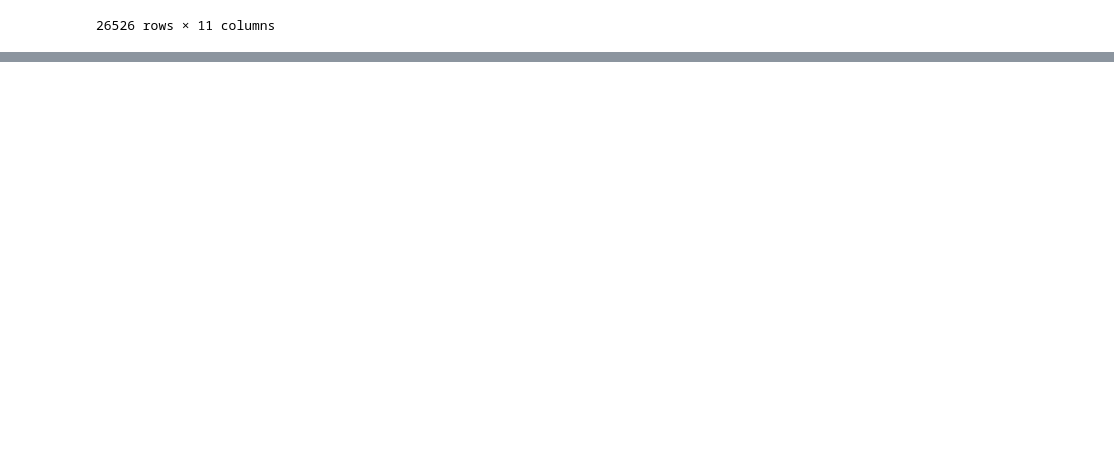
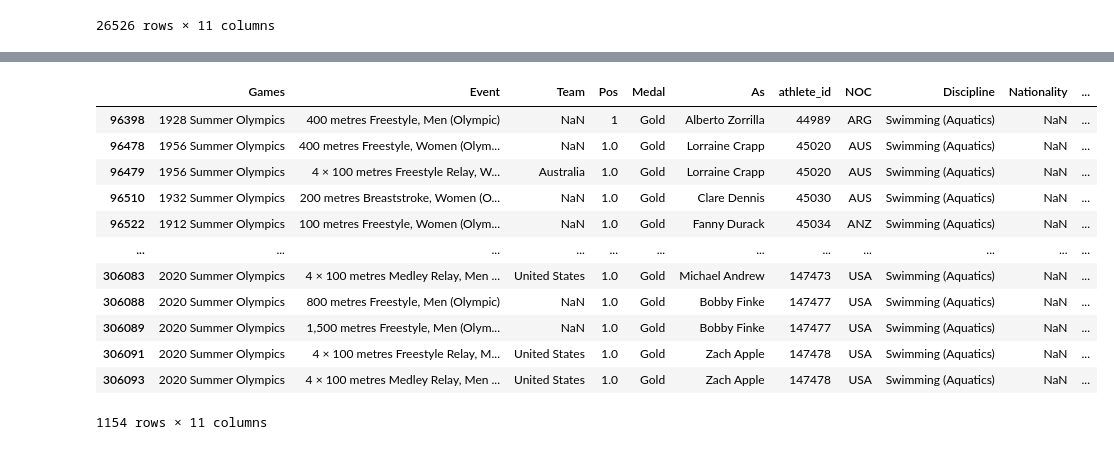
Before and after one commit to blueberry2187/SwimmingTest, a Jupyter notebook: Swimmer Data Set Python File - Copy Shared.ipynb, the cells around one changed output, grey strips where cells are left out. Cells and saved outputs as stored; diff of their text form; code cells hidden in the pictures; blank space fills up the shorter version.

```diff
--- a/Swimmer Data Set Python File - Copy Shared.ipynb
+++ b/Swimmer Data Set Python File - Copy Shared.ipynb
@@ -78,0 +102,19 @@ df
+# %%
+df = df[df["Discipline"] == "Swimming (Aquatics)"]
+df = df[df["Medal"] == "Gold"]
+df
+#df = df[df["Event"] == ""]
+# %% [output]
+|  | Games | Event | Team | Pos | Medal | As | athlete_id | NOC | Discipline | Nationality | ... |
+| 96398 | 1928 Summer Olympics | 400 metres Freestyle, Men (Olympic) | NaN | 1 | Gold | Alberto Zorrilla | 44989 | ARG | Swimming (Aquatics) | NaN | ... |
+| 96478 | 1956 Summer Olympics | 400 metres Freestyle, Women (Olym... | NaN | 1.0 | Gold | Lorraine Crapp | 45020 | AUS | Swimming (Aquatics) | NaN | ... |
+| 96479 | 1956 Summer Olympics | 4 × 100 metres Freestyle Relay, W... | Australia | 1.0 | Gold | Lorraine Crapp | 45020 | AUS | Swimming (Aquatics) | NaN | ... |
+| 96510 | 1932 Summer Olympics | 200 metres Breaststroke, Women (O... | NaN | 1.0 | Gold | Clare Dennis | 45030 | AUS | Swimming (Aquatics) | NaN | ... |
+| 96522 | 1912 Summer Olympics | 100 metres Freestyle, Women (Olym... | NaN | 1.0 | Gold | Fanny Durack | 45034 | ANZ | Swimming (Aquatics) | NaN | ... |
+| ... | ... | ... | ... | ... | ... | ... | ... | ... | ... | ... | ... |
+| 306083 | 2020 Summer Olympics | 4 × 100 metres Medley Relay, Men ... | United States | 1.0 | Gold | Michael Andrew | 147473 | USA | Swimming (Aquatics) | NaN | ... |
+| 306088 | 2020 Summer Olympics | 800 metres Freestyle, Men (Olympic) | NaN | 1.0 | Gold | Bobby Finke | 147477 | USA | Swimming (Aquatics) | NaN | ... |
+| 306089 | 2020 Summer Olympics | 1,500 metres Freestyle, Men (Olym... | NaN | 1.0 | Gold | Bobby Finke | 147477 | USA | Swimming (Aquatics) | NaN | ... |
+| 306091 | 2020 Summer Olympics | 4 × 100 metres Freestyle Relay, M... | United States | 1.0 | Gold | Zach Apple | 147478 | USA | Swimming (Aquatics) | NaN | ... |
+| 306093 | 2020 Summer Olympics | 4 × 100 metres Medley Relay, Men ... | United States | 1.0 | Gold | Zach Apple | 147478 | USA | Swimming (Aquatics) | NaN | ... |
+1154 rows × 11 columns
```
Also changed, not shown: parts of 1 cell of this notebook.
